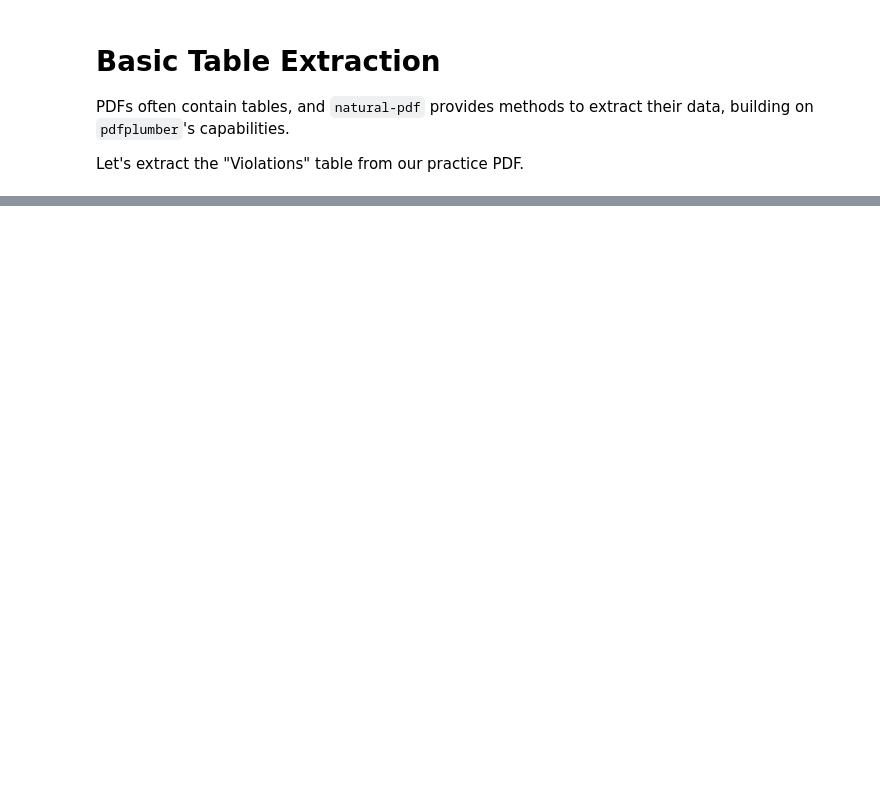
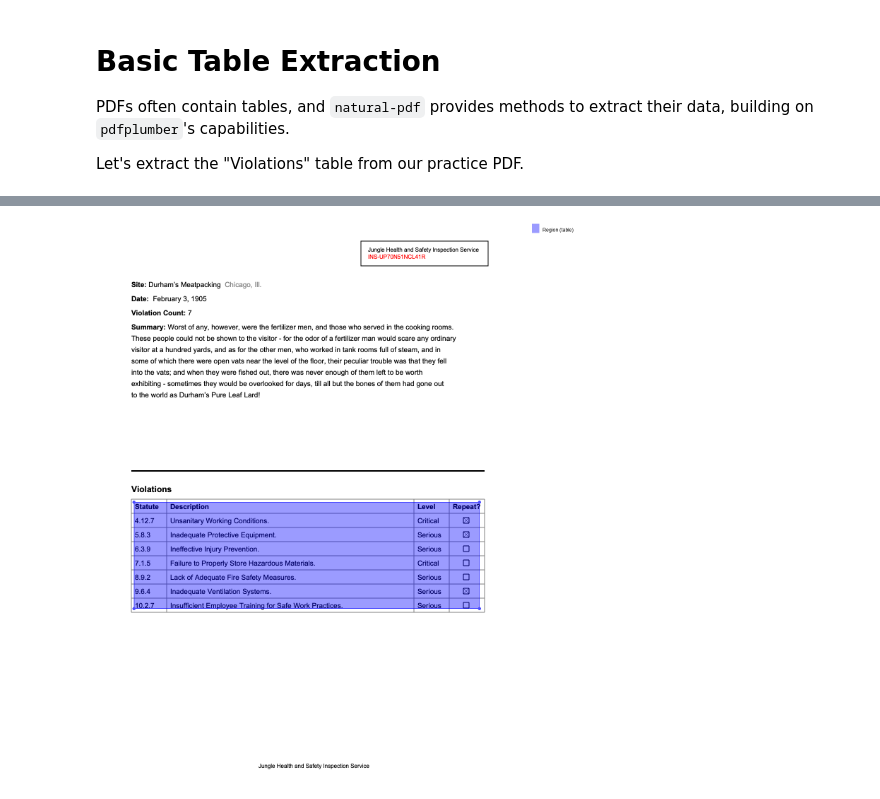
Before and after one commit to jsoma/natural-pdf, a Jupyter notebook: tutorials/04-table-extraction/04-table-extraction.ipynb, the cells around one changed output, grey strips where cells are left out. Drawn from its saved outputs; the diff is of its cells as text; code cells hidden in the pictures; blank space fills up the shorter version.

Commit message:
Deploying to gh-pages from @ jsoma/natural-pdf@ecdd08d50072a5266b6b4c7bcd608a6226530e18 🚀

```diff
--- a/tutorials/04-table-extraction/04-table-extraction.ipynb
+++ b/tutorials/04-table-extraction/04-table-extraction.ipynb
@@ -46,0 +35,10 @@ This code uses `page.extract_tables()` which attempts to automatically detect ta
+# %%
+from natural_pdf import PDF
+
+pdf = PDF("https://github.com/jsoma/natural-pdf/raw/refs/heads/main/pdfs/01-practice.pdf")
+page = pdf.pages[0]
+
+page.analyze_layout('tatr')
+page.find('table').show()
+# %% [output]
+[figure, added]
```
Also changed, not shown: parts of 6 cells of this notebook, 33 other files.
